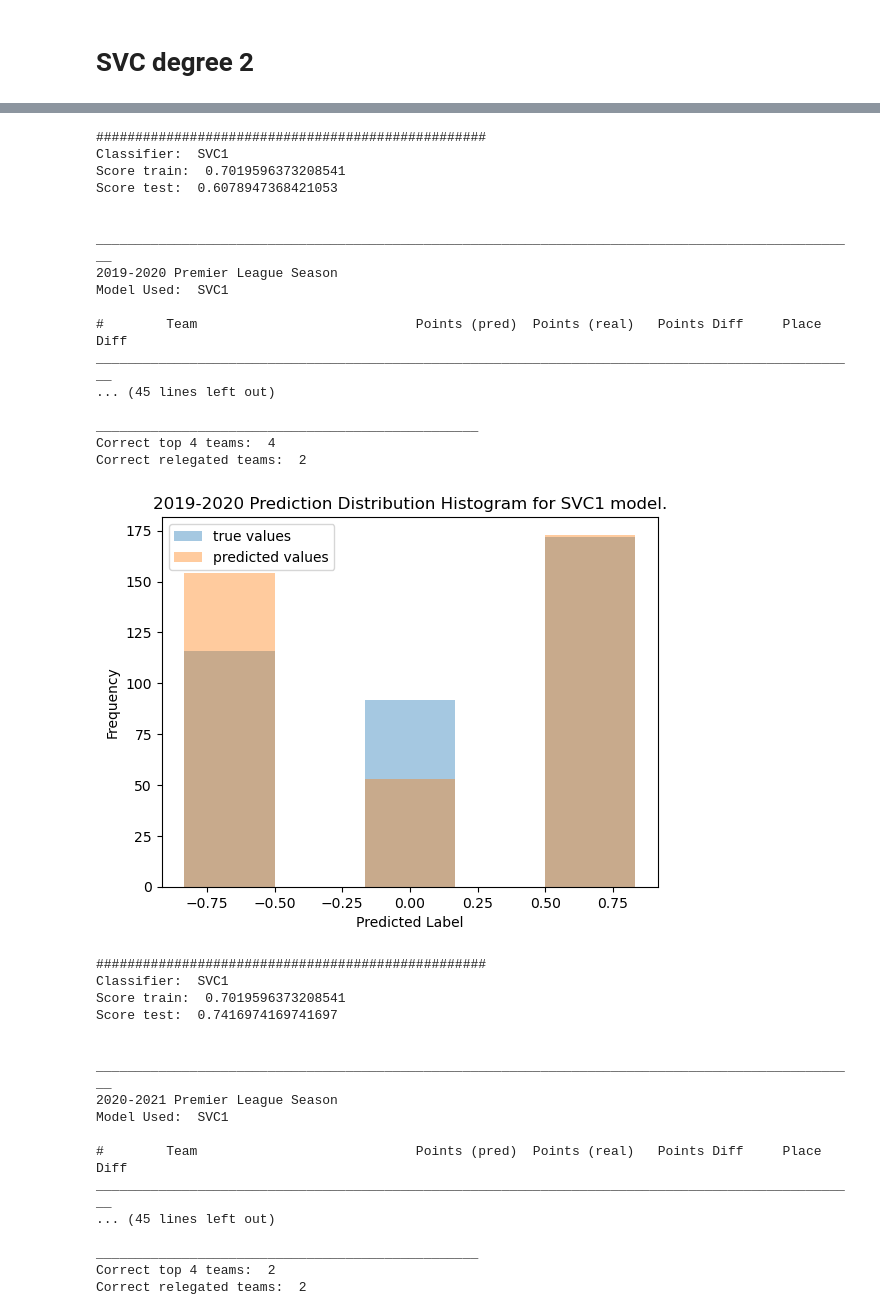
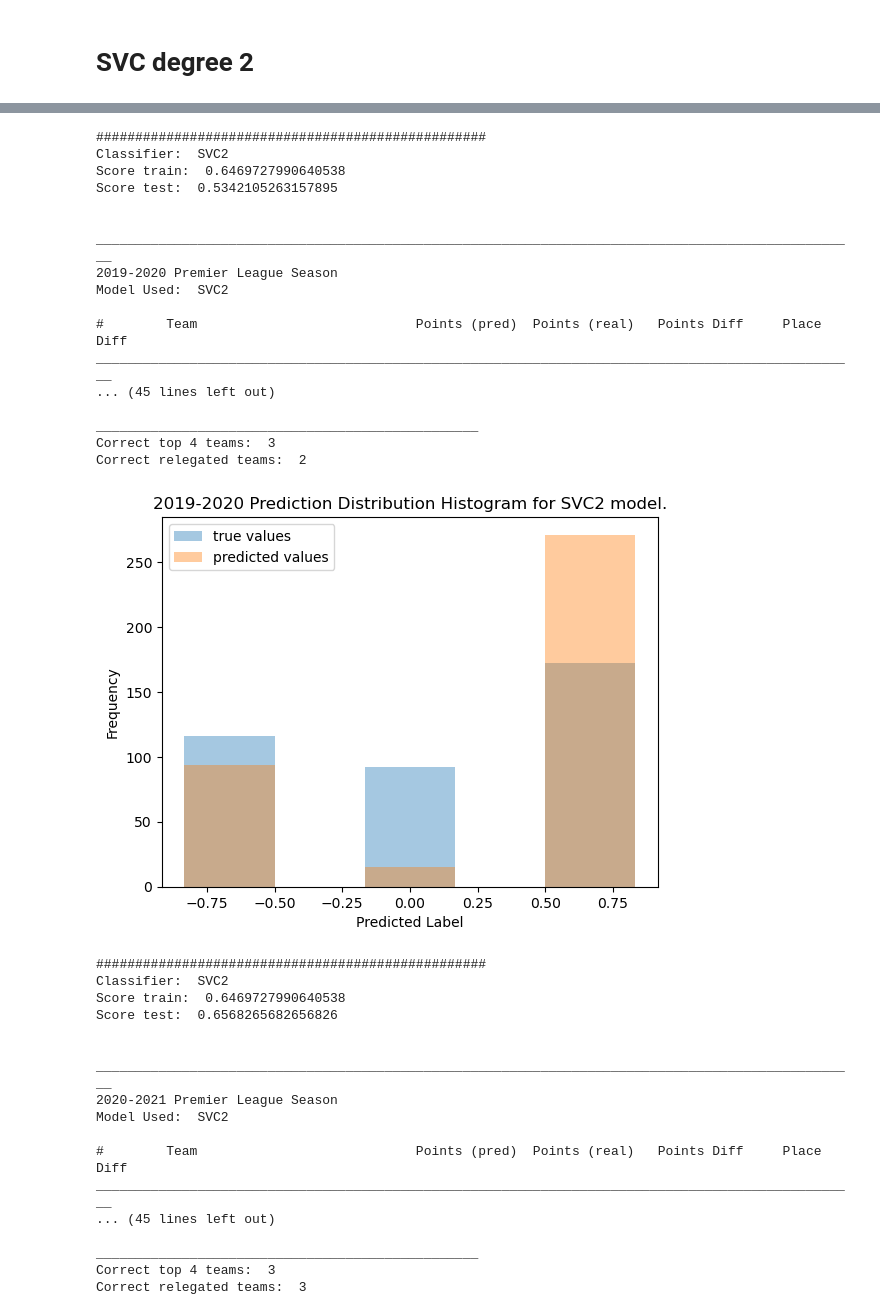
Before and after one commit to hojeonglee98/EE499project, a Jupyter notebook: project/ee499_final_project.ipynb, the cells around one changed output, grey strips where cells are left out. Cells and saved outputs as stored; diff of their text form; code cells hidden in the pictures.

```diff
--- a/project/ee499_final_project.ipynb
+++ b/project/ee499_final_project.ipynb
@@ -313,0 +420,20 @@ Score test 2:  0.6368421052631579
+# %%
+score_hist = []
+test_hist = []
+test2_hist = []
+for seed in range(0, 1000):
+    # print(kern)
+    svm_clf = svm.SVC(gamma='scale', degree=1, random_state=seed, kernel='poly').fit(X_train, Y_train)
+
+    score_hist.append(svm_clf.score(X_train, Y_train))
+    test_hist.append(svm_clf.score(X_test1, Y_test1))
+    test2_hist.append(svm_clf.score(X_test2, Y_test2))
+
+plt.plot(range(0, len(score_hist)), score_hist, label = 'Training')
+plt.plot(range(0, len(test_hist)), test_hist, label='test1')
+plt.plot(range(0, len(test2_hist)), test2_hist, label='test2')
+plt.title('SVC accuracy with varying random seed')
+plt.xlabel('iteration')
+plt.ylabel('score')
+plt.legend()
+plt.show()
@@ -1310,9 +1440,14 @@ def predict_season(season_num, model, actual_data):
     if model == 'logReg':
         clf = LogisticRegression(multi_class='ovr', random_state = 0, max_iter=1000, solver = 'newton-cg').fit(X_train, Y_train)
     elif model == 'SVC1':
-        clf = svm.SVC(gamma='scale', degree=1, random_state=0, kernel='linear').fit(X_train, Y_train)
+        clf = svm.SVC(gamma='scale', degree=1, random_state=0, kernel='poly').fit(X_train, Y_train)
     elif model == 'SVC2':
         clf = svm.SVC(gamma='scale', degree=2, random_state=0, kernel='poly').fit(X_train, Y_train)
+    elif model == 'SVC3':
+        clf = svm.SVC(gamma='scale', degree=3, random_state=0, kernel='poly').fit(X_train, Y_train)
+    elif model == 'SVC4':
+        clf = svm.SVC(gamma='scale', degree=4, random_state=0, kernel='poly').fit(X_train, Y_train)
+
     else:
         return 'No model found. Please Enter a valid model.'
 
@@ -1659,7 +1794,7 @@ top_correct_avg = []
 rel_correct_avg = []
 for it in range(10,21):
     print('##################################################')
-    top_error, rel_error, top_correct, rel_correct = predict_season(it, 'SVC1', season_results_actual)
+    top_error, rel_error, top_correct, rel_correct = predict_season(it, 'SVC2', season_results_actual)
 
     top_error_avg.append(top_error)
     rel_error_avg.append(rel_error)
@@ -1687,38 +1822,38 @@ Correct relegated teams:  3
 ##################################################
-Classifier:  SVC1
-Score train:  0.7019596373208541
-Score test:  0.6078947368421053
+Classifier:  SVC2
+Score train:  0.6469727990640538
+Score test:  0.5342105263157895
 
 
 __________________________________________________________________________________________________
 2019-2020 Premier League Season
-Model Used:  SVC1
+Model Used:  SVC2
 
 #        Team                            Points (pred)  Points (real)   Points Diff     Place Diff
 __________________________________________________________________________________________________
 ... (45 lines left out)
 
 _________________________________________________
-Correct top 4 teams:  4
+Correct top 4 teams:  3
 Correct relegated teams:  2
-[figure, old version]
+[figure, new version]
 ##################################################
-Classifier:  SVC1
-Score train:  0.7019596373208541
-Score test:  0.7416974169741697
+Classifier:  SVC2
+Score train:  0.6469727990640538
+Score test:  0.6568265682656826
 
 
 __________________________________________________________________________________________________
 2020-2021 Premier League Season
-Model Used:  SVC1
+Model Used:  SVC2
 
 #        Team                            Points (pred)  Points (real)   Points Diff     Place Diff
 __________________________________________________________________________________________________
 ... (45 lines left out)
 
 _________________________________________________
-Correct top 4 teams:  2
-Correct relegated teams:  2
+Correct top 4 teams:  3
+Correct relegated teams:  3
 # %%
 print('SVC degree 2')
 print('Average top 4 position error sum: ', sum(top_error_avg)/len(top_error_avg))
```
Also changed, not shown: parts of 17 cells of this notebook, 1 other file.
